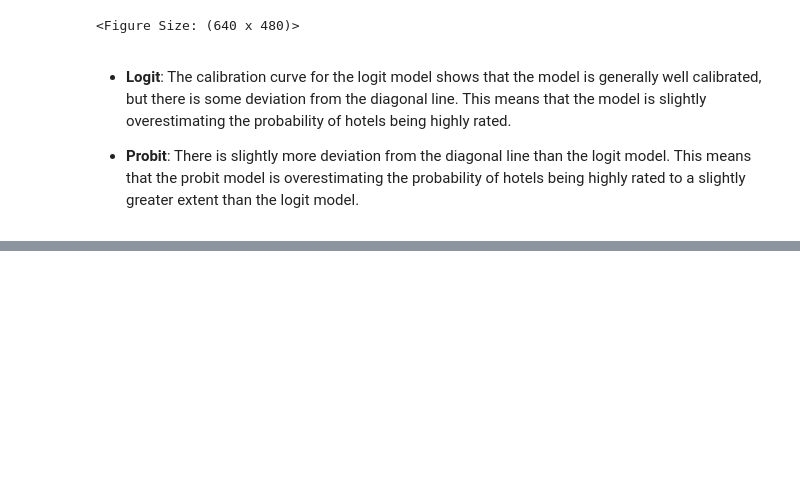
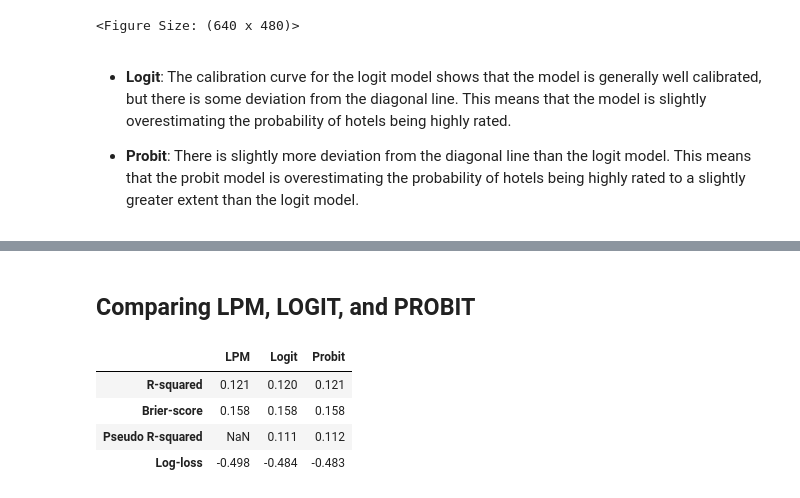
Before and after one commit to Alejandra-savagebriz/DA2, a Jupyter notebook: Assignment2_DA2.ipynb, the cells around one changed output, grey strips where cells are left out. Drawn from its saved outputs; the diff is of its cells as text; code cells hidden in the pictures; blank space fills up the shorter version.

```diff
--- a/Assignment2_DA2.ipynb
+++ b/Assignment2_DA2.ipynb
@@ -1301,0 +1355,30 @@ g5
+# %% [markdown]
+## Comparing LPM, LOGIT, and PROBIT
+# %%
+pd.DataFrame(
+    {
+        "R-squared": [
+            lpm3.rsquared,
+            r2_score(hotels["highly_rated"], hotels["pred_logit"]),
+            r2_score(hotels["highly_rated"], hotels["pred_probit"]),
+        ],
+        "Brier-score": [
+            mean_squared_error(hotels["highly_rated"], hotels["pred_lpm"]),
+            mean_squared_error(hotels["highly_rated"], hotels["pred_logit"]),
+            mean_squared_error(hotels["highly_rated"], hotels["pred_probit"]),
+        ],
+        "Pseudo R-squared": [np.nan, logit_result.prsquared, probit_result.prsquared],
+        "Log-loss": [
+            -1 * log_loss(hotels["highly_rated"], hotels["pred_lpm"]),
+            -1 * log_loss(hotels["highly_rated"], hotels["pred_logit"]),
+            -1 * log_loss(hotels["highly_rated"], hotels["pred_probit"]),
+        ],
+    },
+    index=["LPM", "Logit", "Probit"],
+).T.round(3)
+# %% [output]
+|  | LPM | Logit | Probit |
+| R-squared | 0.121 | 0.120 | 0.121 |
+| Brier-score | 0.158 | 0.158 | 0.158 |
+| Pseudo R-squared | NaN | 0.111 | 0.112 |
+| Log-loss | -0.498 | -0.484 | -0.483 |
```
Also changed, not shown: parts of 8 cells of this notebook.
